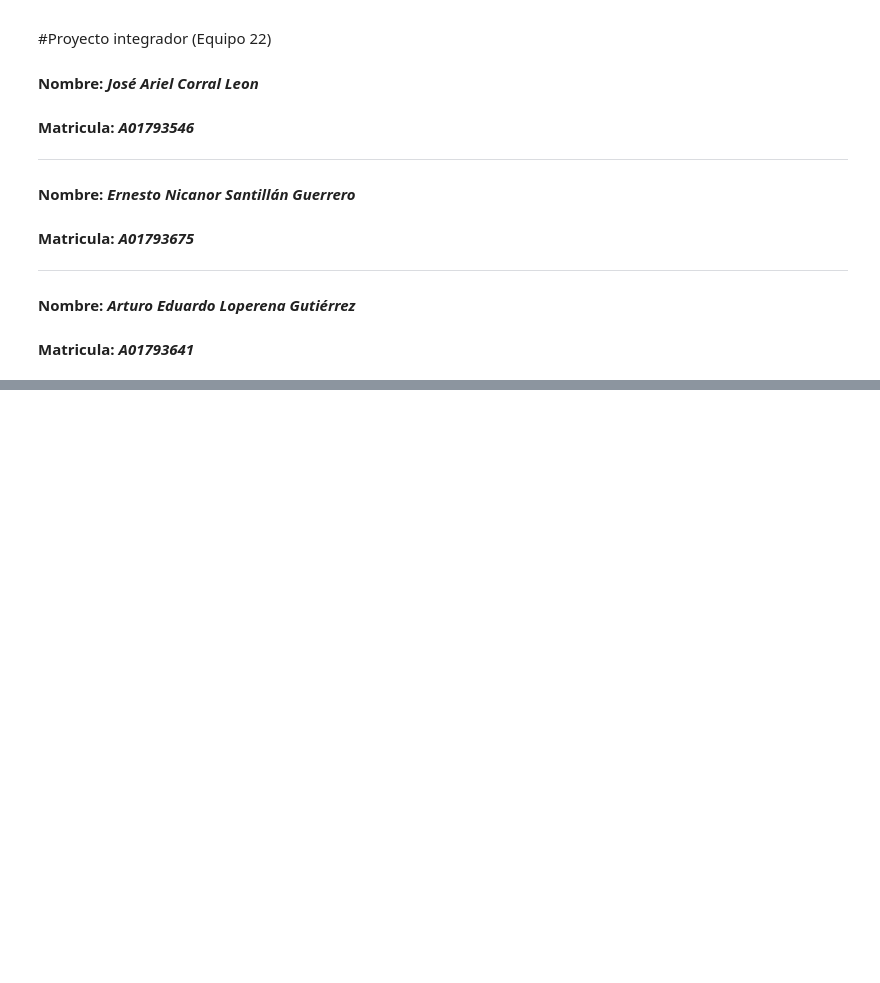
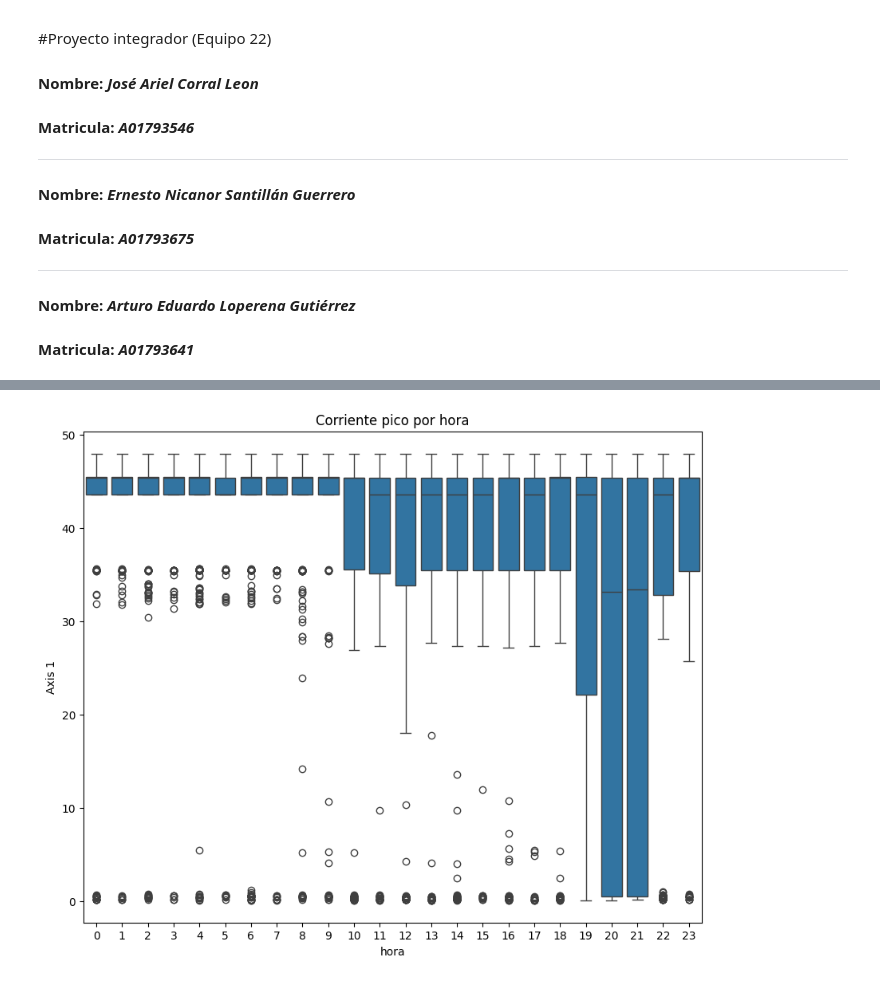
Before and after one commit to PosgradoMNA/proyecto_integrador_equipo22, a Jupyter notebook: Avance2_22Equipo.ipynb, the cells around one changed output, grey strips where cells are left out. Cells and saved outputs as stored; diff of their text form; code cells hidden in the pictures; blank space fills up the shorter version.

```diff
--- a/Avance2_22Equipo.ipynb
+++ b/Avance2_22Equipo.ipynb
@@ -416,0 +492,12 @@ Name: Aux1, dtype: float64
+# %%
+def generar_features(df):
+  """
+  Generar caracteristicas de tiempo
+  """
+  df=df.copy()
+  df['hora']=df.index.hour
+  df['diadelasemana']=df.index.dayofweek
+  df['cuarto']=df.index.quarter
+  df['mes']=df.index.month
+  df['año']=df.index.year
+  return df
@@ -416,0 +506,2 @@ Name: Aux1, dtype: float64
+# %%
+PeakCurrent=generar_features(PeakCurrent)
@@ -416,0 +518,6 @@ Name: Aux1, dtype: float64
+# %%
+fig,ax = plt.subplots(figsize=(10,8))
+sns.boxplot(data=PeakCurrent,x='hora',y='Axis 1');
+ax.set_title('Corriente pico por hora');
+# %% [output]
+[figure, added]
```
Also changed, not shown: parts of 100 cells of this notebook.
